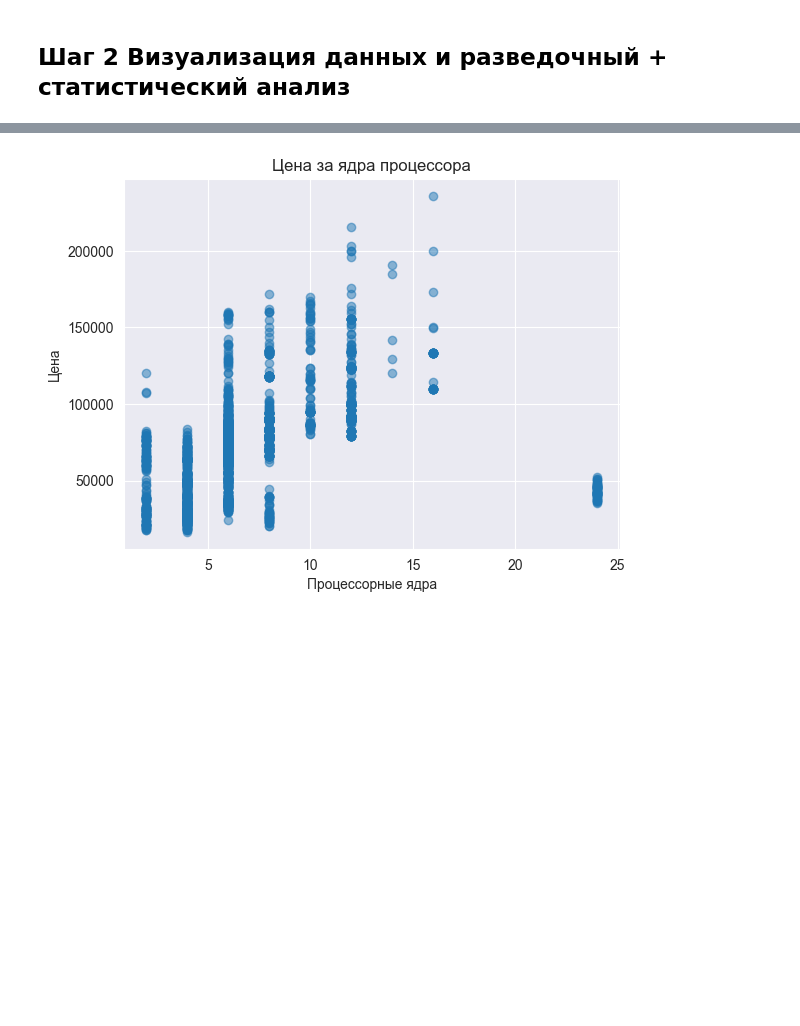
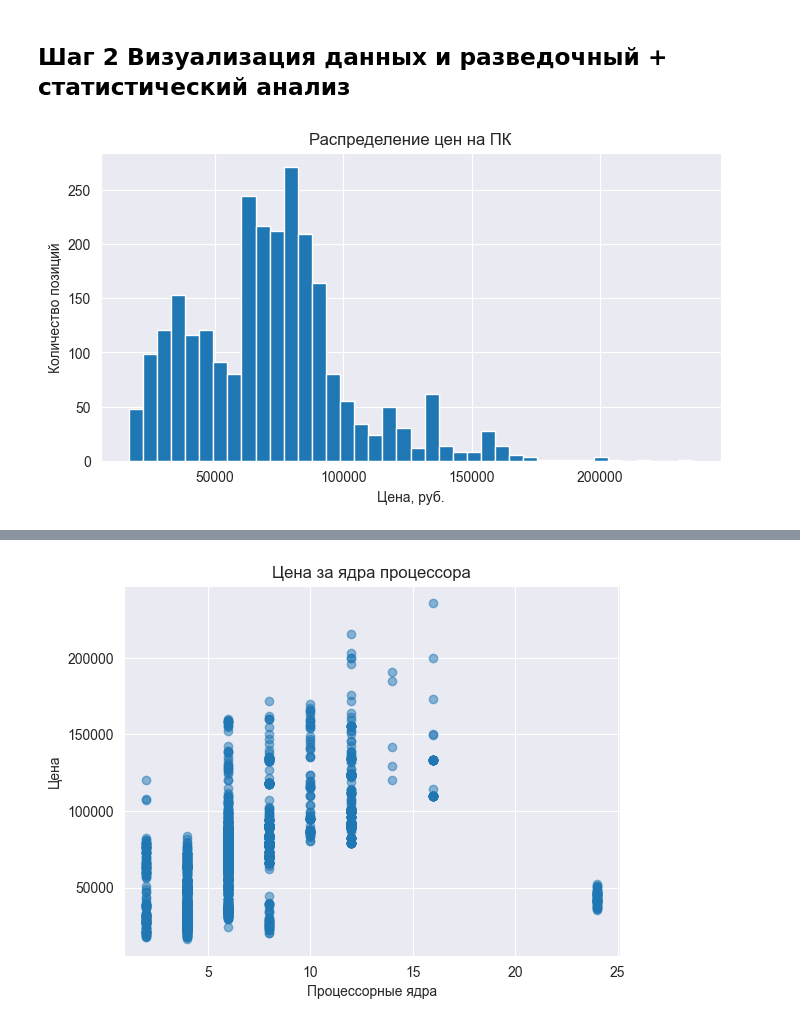
Before and after one commit to iKREISHI/TGU, a Jupyter notebook: src/final_wb_pc/wb_pc_v1.ipynb, the cells around one changed output, grey strips where cells are left out. Saved outputs shown, nothing was run; the diff lists cells and outputs as text; code cells hidden in the pictures; blank space fills up the shorter version.

```diff
--- a/src/final_wb_pc/wb_pc_v1.ipynb
+++ b/src/final_wb_pc/wb_pc_v1.ipynb
@@ -199,3 +199,14 @@ df.head(n=100)
 100 rows × 14 columns
 # %% [markdown]
 ## Шаг 2 Визуализация данных и разведочный + статистический анализ
+# %%
+# 1. Распределение цены
+plt.figure(figsize=(8, 4))
+plt.hist(df["Price_RUB"].dropna(), bins=40)
+plt.title("Распределение цен на ПК")
+plt.xlabel("Цена, руб.")
+plt.ylabel("Количество позиций")
+plt.grid(True)
+plt.show()
+# %% [output]
+[figure, added]
```
Also changed, not shown: parts of 3 cells of this notebook.
